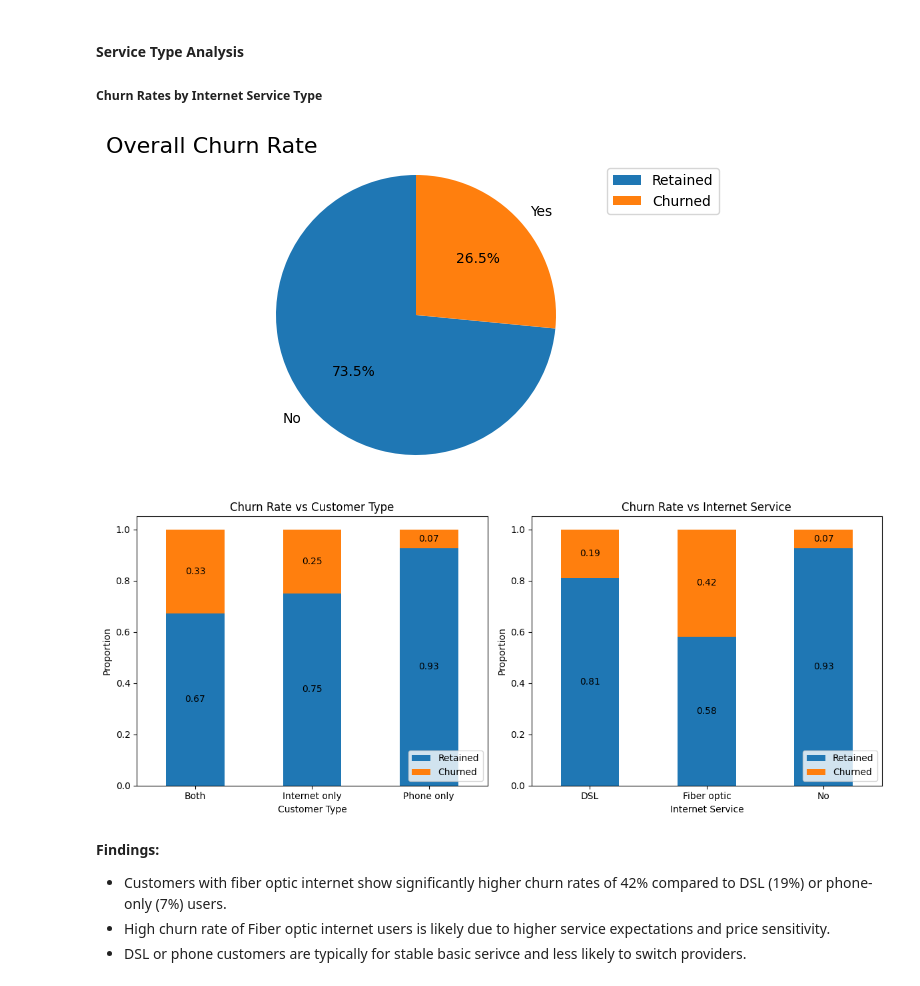
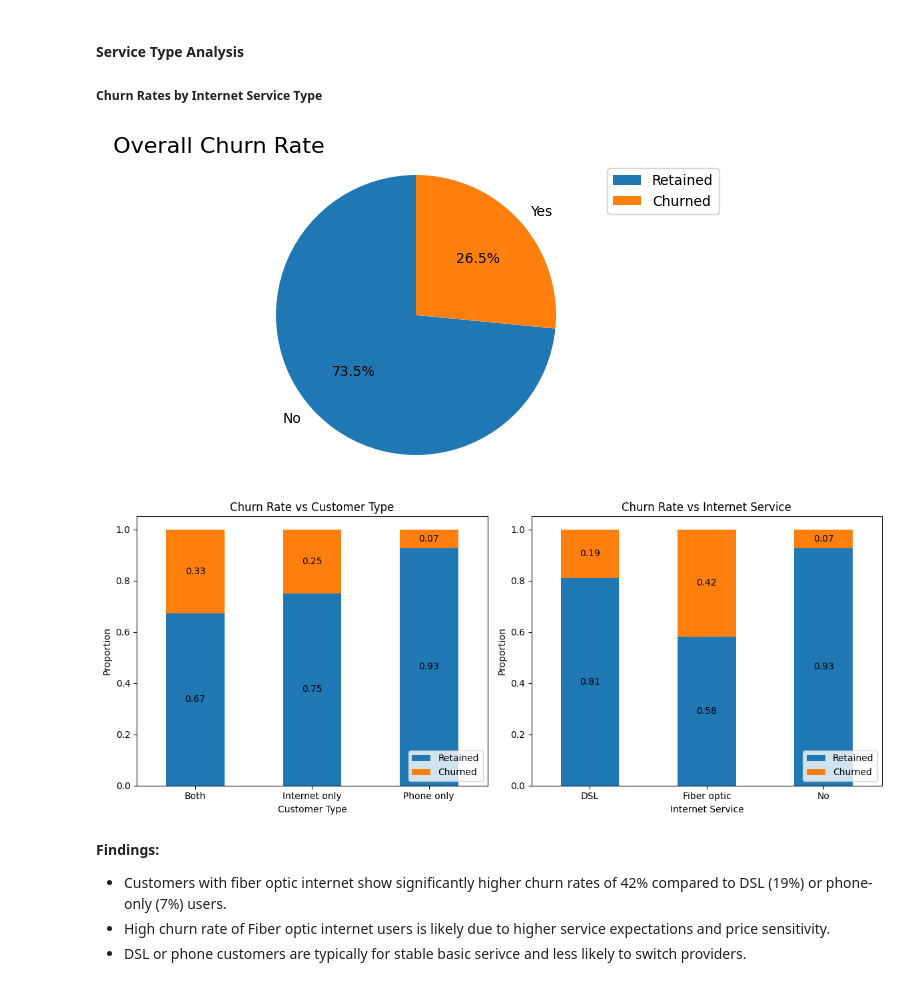
Before and after one commit to ka-kwok/telecom-churn-ml-prediction, a Jupyter notebook: jupyter_notebooks/3.data_visualization.ipynb, the cells around one changed output. Drawn from its saved outputs; the diff is of its cells as text; code cells hidden in the pictures.

Commit message:
revise description in visualization

```diff
--- a/jupyter_notebooks/3.data_visualization.ipynb
+++ b/jupyter_notebooks/3.data_visualization.ipynb
@@ -166,38 +165,38 @@ Passing `palette` without assigning `hue` is deprecated and will be removed in v
 churn_counts = df["Churn"].value_counts(normalize=True)
 plt.figure(figsize=(8, 4))
 plt.pie(churn_counts, labels=churn_counts.index, autopct='%1.1f%%', startangle=90)
-plt.title("🎯 Overall Churn Rate", fontsize=16, loc='left')
+plt.title(" Overall Churn Rate", fontsize=16, loc='left')
 plt.legend(labels=["Retained", "Churned"], loc="upper right")
 plt.axis('equal')
 plt.show()
 
 # Bar chart for phone or internet service vs churn
 plt.figure(figsize=(12, 5))
 plt.subplot(1, 2, 1)
 phone_service_churn = df.groupby("CustomerType")["Churn"].value_counts(normalize=True).unstack().fillna(0)
 phone_service_churn.plot(kind="bar", stacked=True, ax=plt.gca())
 plt.title("Churn Rate vs Customer Type")
 plt.xlabel("Customer Type")
 plt.ylabel("Proportion")
 plt.legend(labels=["Retained", "Churned"], loc="lower right")
 for container in plt.gca().containers:
     plt.gca().bar_label(container, fmt='%.2f', label_type='center', fontsize=10)
 plt.xticks(rotation=0)
 
 plt.subplot(1, 2, 2)
 internet_service_churn = df.groupby("InternetService")["Churn"].value_counts(normalize=True).unstack().fillna(0)
 internet_service_churn.plot(kind="bar", stacked=True, ax=plt.gca())
 plt.title("Churn Rate vs Internet Service")
 plt.xlabel("Internet Service")
 plt.ylabel("Proportion")
 plt.legend(labels=["Retained", "Churned"], loc="lower right")
 plt.xticks(rotation=0)
 plt.tight_layout()
 for container in plt.gca().containers:
     plt.gca().bar_label(container, fmt='%.2f', label_type='center', fontsize=10)
 plt.show()
 # %% [output]
-[figure, old version]
+[figure, new version]
 [figure]
 # %% [markdown]
 **Findings:**
```
Also changed, not shown: parts of 5 cells of this notebook.
